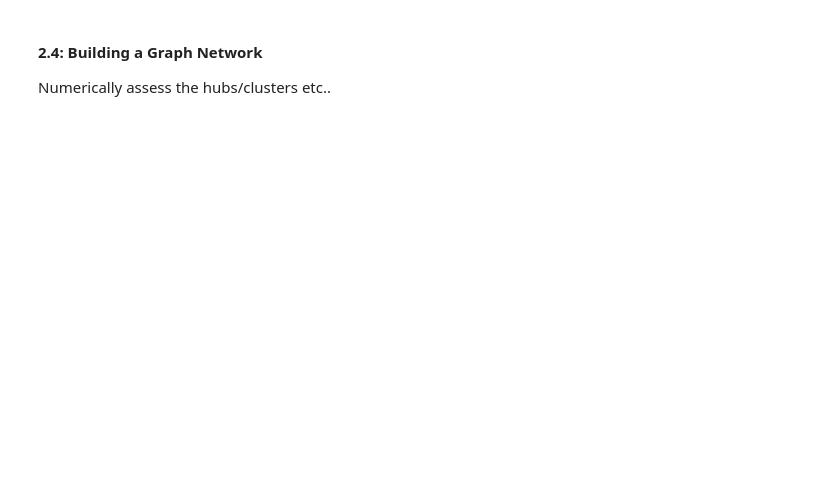
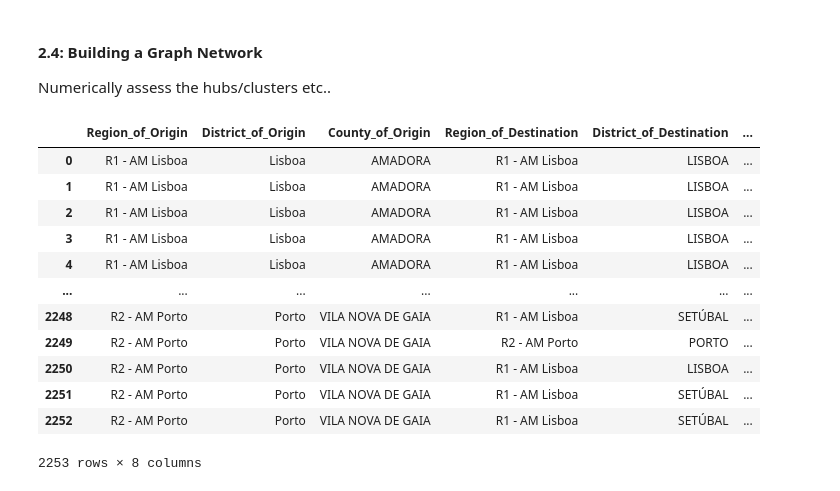
Before and after one commit to StevenVuong/WDL_2020, a Jupyter notebook: notebooks/stage1/exploration_1_steve.ipynb, the cells around one changed output. Drawn from its saved outputs; the diff is of its cells as text; code cells hidden in the pictures; blank space fills up the shorter version.

```diff
--- a/notebooks/stage1/exploration_1_steve.ipynb
+++ b/notebooks/stage1/exploration_1_steve.ipynb
@@ -440,3 +643,19 @@ Findings:
 # %% [markdown]
 #### 2.4: Building a Graph Network
 Numerically assess the hubs/clusters etc..
+# %%
+churn_od_df
+# %% [output]
+|  | Region_of_Origin | District_of_Origin | County_of_Origin | Region_of_Destination | District_of_Destination | ... |
+| 0 | R1 - AM Lisboa | Lisboa | AMADORA | R1 - AM Lisboa | LISBOA | ... |
+| 1 | R1 - AM Lisboa | Lisboa | AMADORA | R1 - AM Lisboa | LISBOA | ... |
+| 2 | R1 - AM Lisboa | Lisboa | AMADORA | R1 - AM Lisboa | LISBOA | ... |
+| 3 | R1 - AM Lisboa | Lisboa | AMADORA | R1 - AM Lisboa | LISBOA | ... |
+| 4 | R1 - AM Lisboa | Lisboa | AMADORA | R1 - AM Lisboa | LISBOA | ... |
+| ... | ... | ... | ... | ... | ... | ... |
+| 2248 | R2 - AM Porto | Porto | VILA NOVA DE GAIA | R1 - AM Lisboa | SETÚBAL | ... |
+| 2249 | R2 - AM Porto | Porto | VILA NOVA DE GAIA | R2 - AM Porto | PORTO | ... |
+| 2250 | R2 - AM Porto | Porto | VILA NOVA DE GAIA | R1 - AM Lisboa | LISBOA | ... |
+| 2251 | R2 - AM Porto | Porto | VILA NOVA DE GAIA | R1 - AM Lisboa | SETÚBAL | ... |
+| 2252 | R2 - AM Porto | Porto | VILA NOVA DE GAIA | R1 - AM Lisboa | SETÚBAL | ... |
+2253 rows × 8 columns
```
Also changed, not shown: parts of 43 cells of this notebook.
